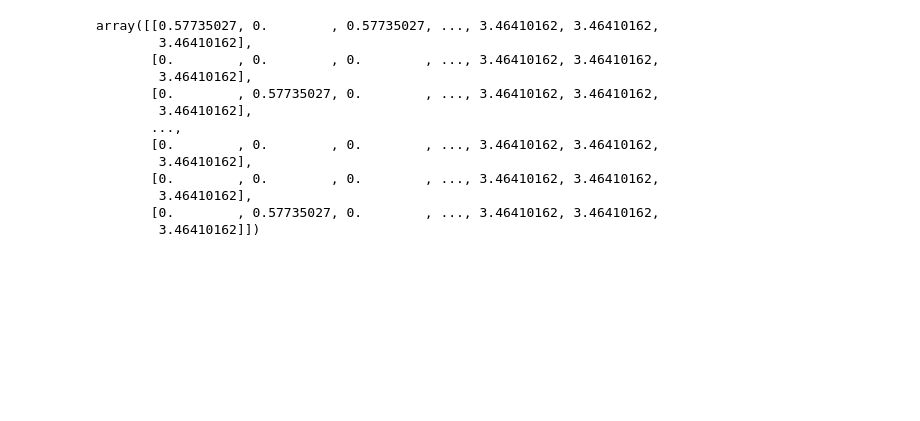
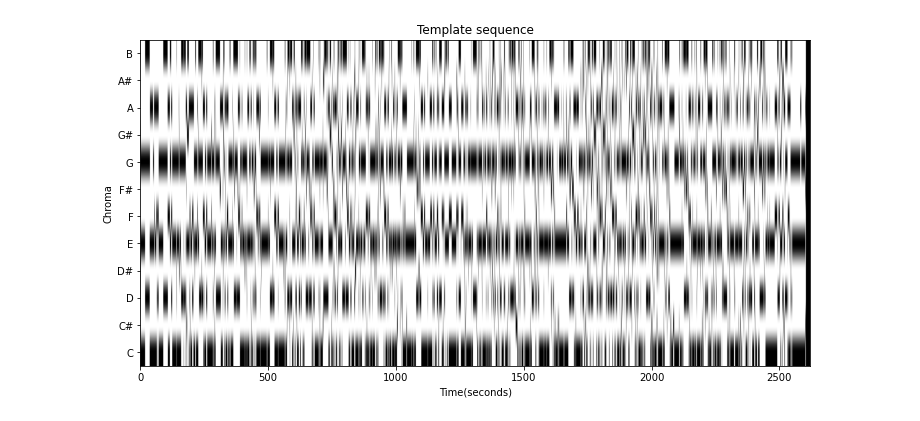
Before and after one commit to andrewbertax96/Hw2-CMRM, a Jupyter notebook: Bertazzi_Martinelli.ipynb, the cells around one changed output. Saved outputs shown, nothing was run; the diff lists cells and outputs as text; code cells hidden in the pictures; blank space fills up the shorter version.

```diff
--- a/Bertazzi_Martinelli.ipynb
+++ b/Bertazzi_Martinelli.ipynb
@@ -132,61 +132,59 @@ def analysis_template_match(chromagram, templates, smoothing_window_length=None,
     return chord_similarity, chord_max
 
 
 def template_based_chord_recognigtion(audioPath):
 
-    #Parameters
-    Fs=22050
-    N=4096
-    H=2048
-
-    #Read audio
-    x, Fs = librosa.load(audioPath, sr=Fs)#chiedere a Borelli per sr se metterla fuori o già dentro.
-
     #Generate Chord Template Matrix
     template_cmaj = np.array([[1, 0, 0, 0, 1, 0, 0, 1, 0, 0, 0, 0]]).T
     template_cmin = np.array([[1, 0, 0, 1, 0, 0, 0, 1, 0, 0, 0, 0]]).T
     templates = generate_template_matrix(np.concatenate((template_cmaj, template_cmin), axis=1))
 
+    #Parameters
+    Fs = 22050
+    N = 4096
+    H = 2048
+
+    #Read audio
+    x, Fs = librosa.load(audioPath, sr=Fs)
+
     #Algorithm
     X = librosa.stft(x, n_fft=N, hop_length=H, pad_mode='constant', center=True)
     X = np.abs(X) ** 2
-    # a possible additional step is to use logarithmic compression
     gamma = 0.1
     X = np.log(1 + gamma * np.abs(X) ** 2)
     C = librosa.feature.chroma_stft(S=X, sr=Fs, tuning=0, hop_length=H, n_fft=N, norm=None)
-
     chords_sim, chords_max = analysis_template_match(C, templates,
                                                  smoothing_window_length=None,
                                                  smoothing_down_sampling=None,
                                                  norm_chromagram='2',
                                                  norm_output='max')
     # Compute normalized binary templates of analysis
     templates_normalized = normalize_feature_sequence(templates, norm='2')
-
     # by multipling the most probable chords by the templates (normalized), you obtain the sequence of chords chroma
     # by chroma
+    template_sequence = np.matmul(templates_normalized, chords_max)
+    return template_sequence
 
-    template_sequence = np.matmul(templates_normalized, chords_max)
+chroma_label = ['C', 'C#', 'D', 'D#', 'E', 'F', 'F#', 'G', 'G#', 'A', 'A#', 'B']
+chord_label_maj = chroma_label
+chord_label_min = [s + 'm' for s in chroma_label]
+chord_labels = chord_label_maj + chord_label_min
+
+audioWav = os.path.join('data','wav', 'Beatles_LetItBe.wav')
+template_sequence = template_based_chord_recognigtion(audioWav)
+
+template_sequence[template_sequence != 0] = 1
 
 
-    return template_sequence
 
-audioWav = os.path.join('data','wav', 'Beatles_LetItBe.wav')
-template_based_chord_recognigtion(audioWav)
+plt.figure(figsize=(12, 6))
+plt.yticks(np.array(np.arange(24)), chord_labels)
+plt.title('Template sequence')
+plt.xlabel('Time(seconds)')
+plt.ylabel('Chroma')
+im = plt.imshow(template_sequence, aspect='auto', origin='lower', cmap='gray_r', vmin=0, vmax=1)
 # %% [output]
-array([[0.57735027, 0.        , 0.57735027, ..., 3.46410162, 3.46410162,
-        3.46410162],
-       [0.        , 0.        , 0.        , ..., 3.46410162, 3.46410162,
-        3.46410162],
-       [0.        , 0.57735027, 0.        , ..., 3.46410162, 3.46410162,
-        3.46410162],
-       ...,
-       [0.        , 0.        , 0.        , ..., 3.46410162, 3.46410162,
-        3.46410162],
-       [0.        , 0.        , 0.        , ..., 3.46410162, 3.46410162,
-        3.46410162],
-       [0.        , 0.57735027, 0.        , ..., 3.46410162, 3.46410162,
-        3.46410162]])
+[figure, added]
 # %%
 #Question 2
 '''
```
